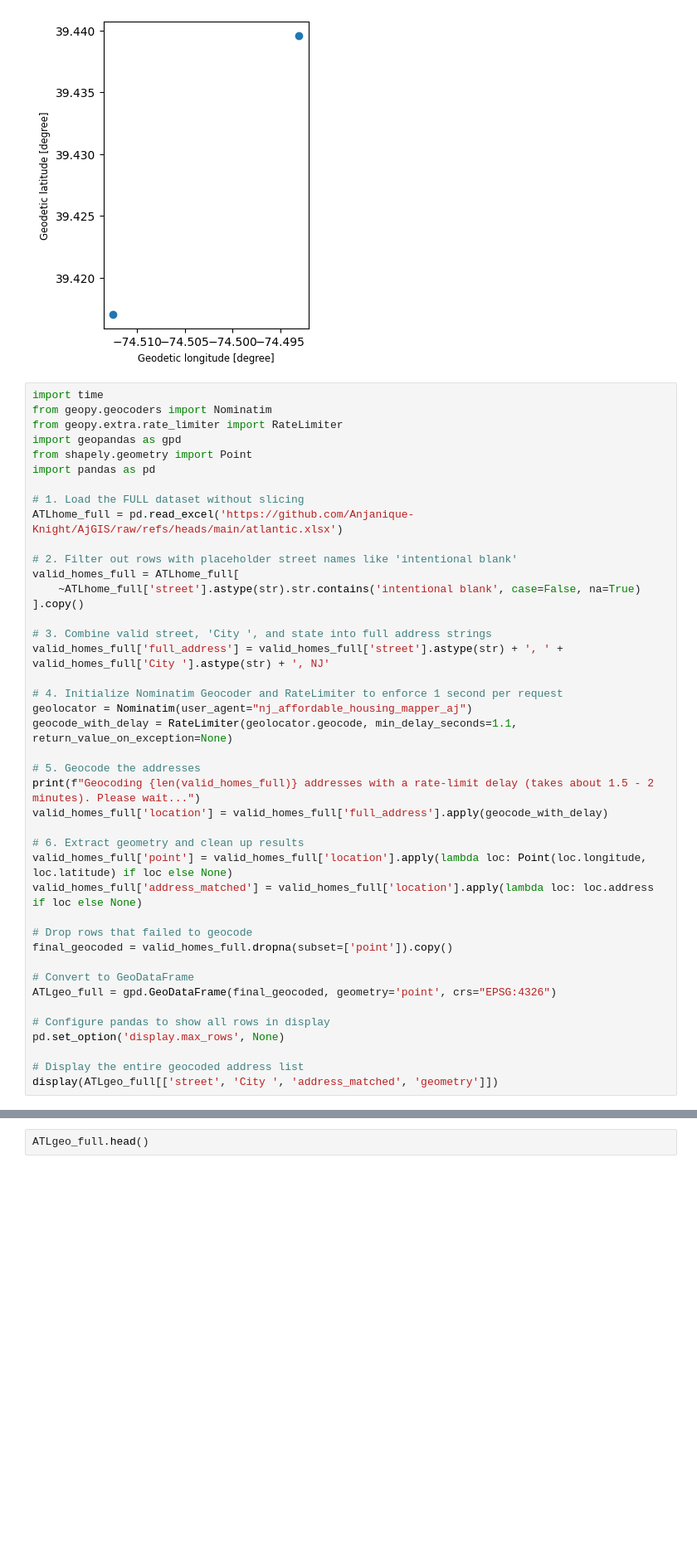
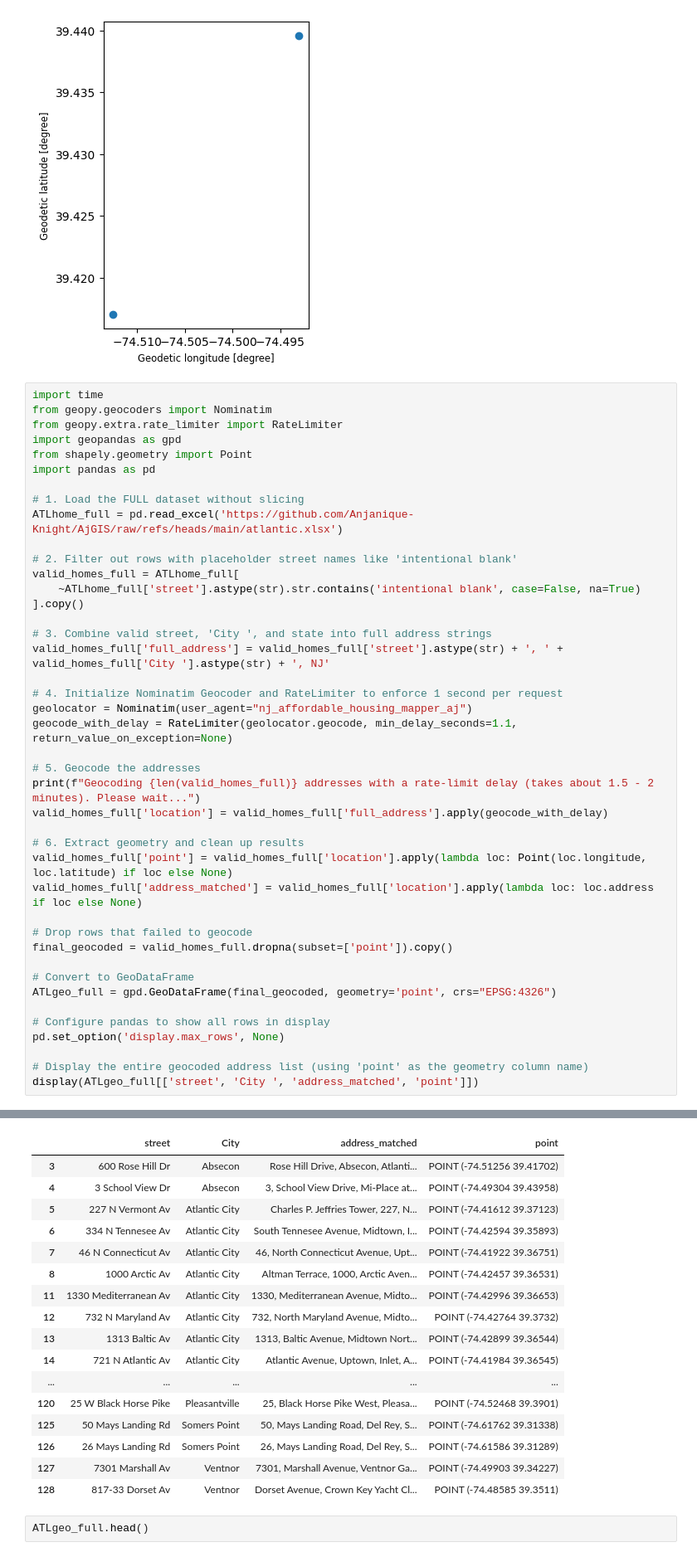
Before and after one commit to Anjanique-Knight/AjGIS, a Jupyter notebook: PS2_GIS_2.ipynb, the cells around one changed output, grey strips where cells are left out. Shown at 83% size. Drawn from its saved outputs; the diff is of its cells as text; blank space fills up the shorter version.

```diff
--- a/PS2_GIS_2.ipynb
+++ b/PS2_GIS_2.ipynb
@@ -224,7 +224,7 @@ ATLgeo_full = gpd.GeoDataFrame(final_geocoded, geometry='point', crs="EPSG:4326"
 # Configure pandas to show all rows in display
 pd.set_option('display.max_rows', None)
 
-# Display the entire geocoded address list
-display(ATLgeo_full[['street', 'City ', 'address_matched', 'geometry']])
+# Display the entire geocoded address list (using 'point' as the geometry column name)
+display(ATLgeo_full[['street', 'City ', 'address_matched', 'point']])
 # %% [output]
 Geocoding 92 addresses with a rate-limit delay (takes about 1.5 - 2 minutes). Please wait...
@@ -249,3 +231,20 @@ KeyError: "['geometry'] not in index"
+|  | street | City | address_matched | point |
+| 3 | 600 Rose Hill Dr | Absecon | Rose Hill Drive, Absecon, Atlanti... | POINT (-74.51256 39.41702) |
+| 4 | 3 School View Dr | Absecon | 3, School View Drive, Mi-Place at... | POINT (-74.49304 39.43958) |
+| 5 | 227 N Vermont Av | Atlantic City | Charles P. Jeffries Tower, 227, N... | POINT (-74.41612 39.37123) |
+| 6 | 334 N Tennesee Av | Atlantic City | South Tennesee Avenue, Midtown, I... | POINT (-74.42594 39.35893) |
+| 7 | 46 N Connecticut Av | Atlantic City | 46, North Connecticut Avenue, Upt... | POINT (-74.41922 39.36751) |
+| 8 | 1000 Arctic Av | Atlantic City | Altman Terrace, 1000, Arctic Aven... | POINT (-74.42457 39.36531) |
+| 11 | 1330 Mediterranean Av | Atlantic City | 1330, Mediterranean Avenue, Midto... | POINT (-74.42996 39.36653) |
+| 12 | 732 N Maryland Av | Atlantic City | 732, North Maryland Avenue, Midto... | POINT (-74.42764 39.3732) |
+| 13 | 1313 Baltic Av | Atlantic City | 1313, Baltic Avenue, Midtown Nort... | POINT (-74.42899 39.36544) |
+| 14 | 721 N Atlantic Av | Atlantic City | Atlantic Avenue, Uptown, Inlet, A... | POINT (-74.41984 39.36545) |
+| ... | ... | ... | ... | ... |
+| 120 | 25 W Black Horse Pike | Pleasantville | 25, Black Horse Pike West, Pleasa... | POINT (-74.52468 39.3901) |
+| 125 | 50 Mays Landing Rd | Somers Point | 50, Mays Landing Road, Del Rey, S... | POINT (-74.61762 39.31338) |
+| 126 | 26 Mays Landing Rd | Somers Point | 26, Mays Landing Road, Del Rey, S... | POINT (-74.61586 39.31289) |
+| 127 | 7301 Marshall Av | Ventnor | 7301, Marshall Avenue, Ventnor Ga... | POINT (-74.49903 39.34227) |
+| 128 | 817-33 Dorset Av | Ventnor | Dorset Avenue, Crown Key Yacht Cl... | POINT (-74.48585 39.3511) |
 # %%
 ATLgeo_full.head()
 # %% [output]
```
Also changed, not shown: parts of 4 cells of this notebook.
